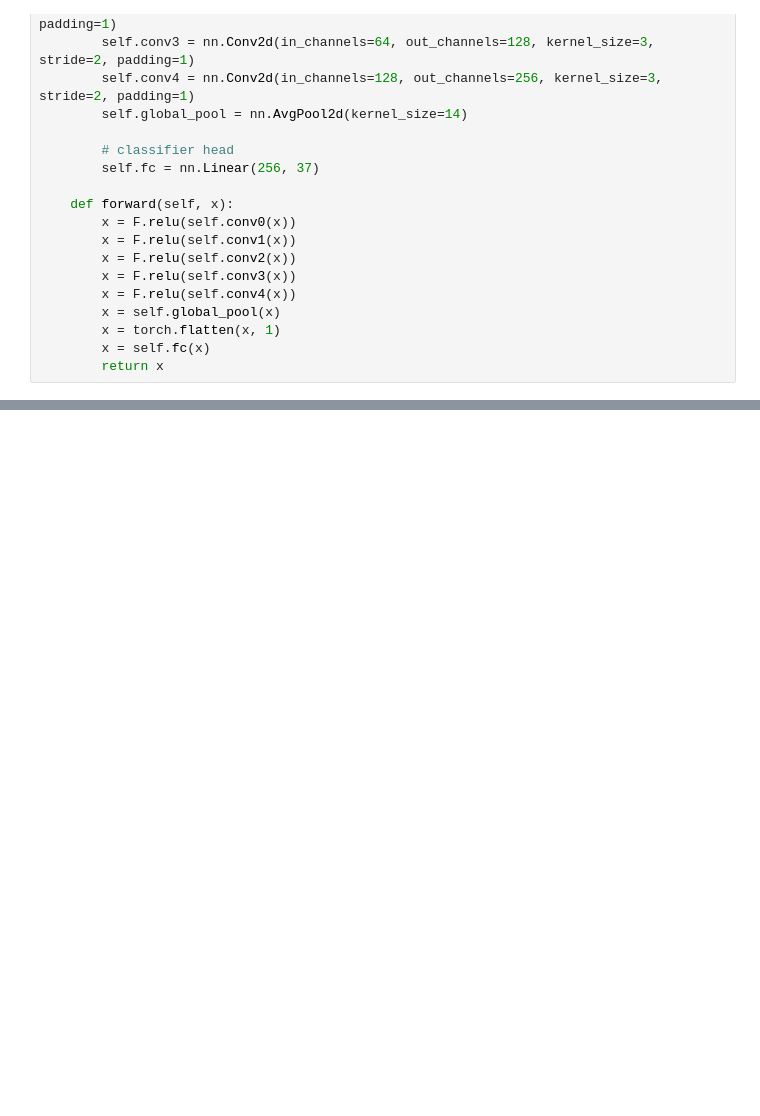
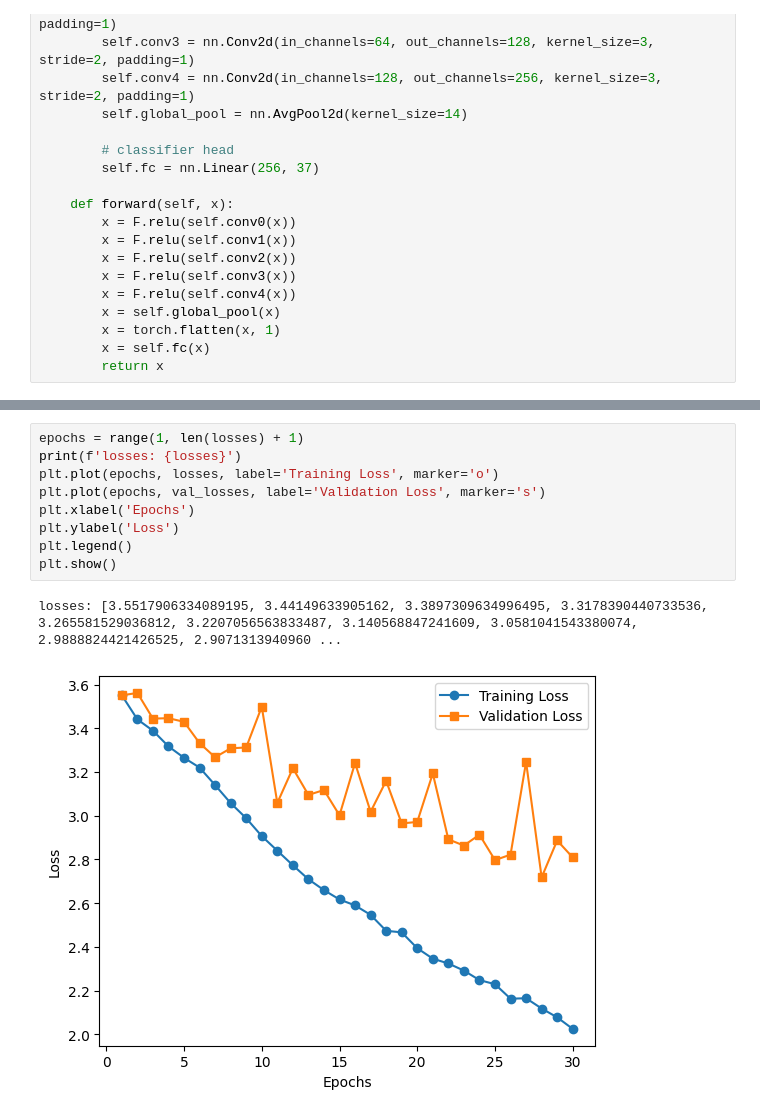
Before and after one commit to florinhegedus/deep-learning-bishop, a Jupyter notebook: models/simple_classifier.ipynb, the cells around one changed output, grey strips where cells are left out. Saved outputs shown, nothing was run; the diff lists cells and outputs as text; blank space fills up the shorter version.

```diff
--- a/models/simple_classifier.ipynb
+++ b/models/simple_classifier.ipynb
@@ -115,0 +729,12 @@ loss after epoch 4 is 3.6288676261901855
+# %%
+epochs = range(1, len(losses) + 1)
+print(f'losses: {losses}')
+plt.plot(epochs, losses, label='Training Loss', marker='o')
+plt.plot(epochs, val_losses, label='Validation Loss', marker='s')
+plt.xlabel('Epochs')
+plt.ylabel('Loss')
+plt.legend()
+plt.show()
+# %% [output]
+losses: [3.5517906334089195, 3.44149633905162, 3.3897309634996495, 3.3178390440733536, 3.265581529036812, 3.2207056563833487, 3.140568847241609, 3.0581041543380074, 2.9888824421426525, 2.9071313940960 ...
+[figure, added]
```
Also changed, not shown: parts of 23 cells of this notebook.
